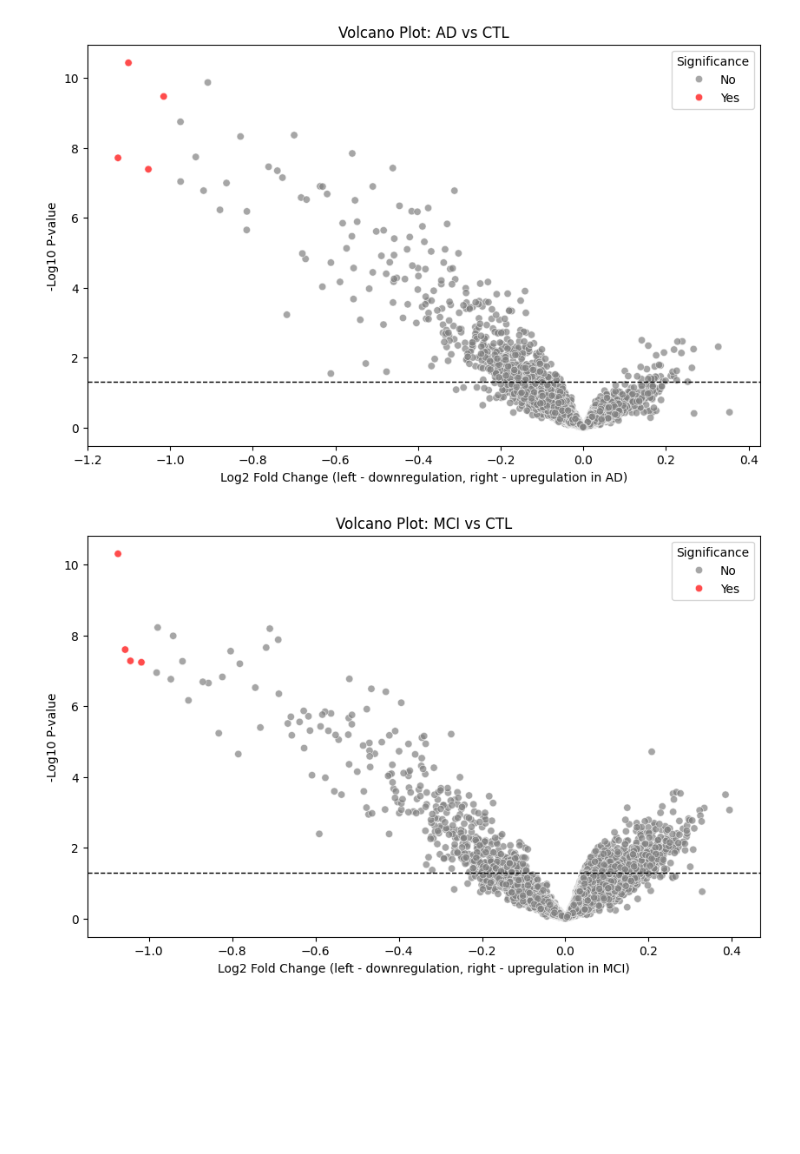
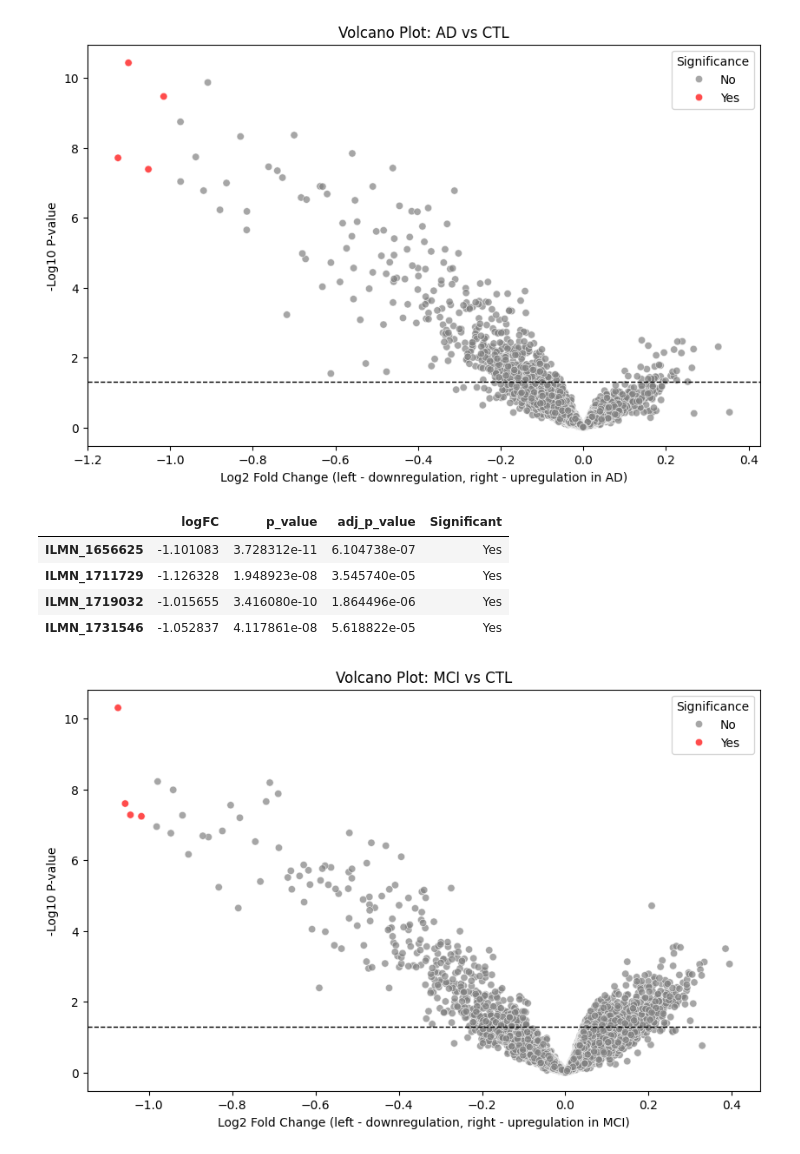
Before and after one commit to AlbertBay/AlzheimerCausalInference, a Jupyter notebook: differential_exp_analysis.ipynb, the cells around one changed output. Cells and saved outputs as stored; diff of their text form; code cells hidden in the pictures; blank space fills up the shorter version.

```diff
--- a/differential_exp_analysis.ipynb
+++ b/differential_exp_analysis.ipynb
@@ -77,6 +77,14 @@ def make_volcano_plot(df, group1_name, group2_name, confidence = 0.95):
 res_1 = make_volcano_plot(gene_expression, "AD", "CTL", confidence=0.95)
 # %% [output]
 [figure]
+# %%
+res_1.query('Significant == "Yes"')
+# %% [output]
+|  | logFC | p_value | adj_p_value | Significant |
+| ILMN_1656625 | -1.101083 | 3.728312e-11 | 6.104738e-07 | Yes |
+| ILMN_1711729 | -1.126328 | 1.948923e-08 | 3.545740e-05 | Yes |
+| ILMN_1719032 | -1.015655 | 3.416080e-10 | 1.864496e-06 | Yes |
+| ILMN_1731546 | -1.052837 | 4.117861e-08 | 5.618822e-05 | Yes |
 # %%
 res_2 = make_volcano_plot(gene_expression, "MCI", "CTL", confidence=0.95)
 # %% [output]
```
Also changed, not shown: parts of 1 cell of this notebook.
